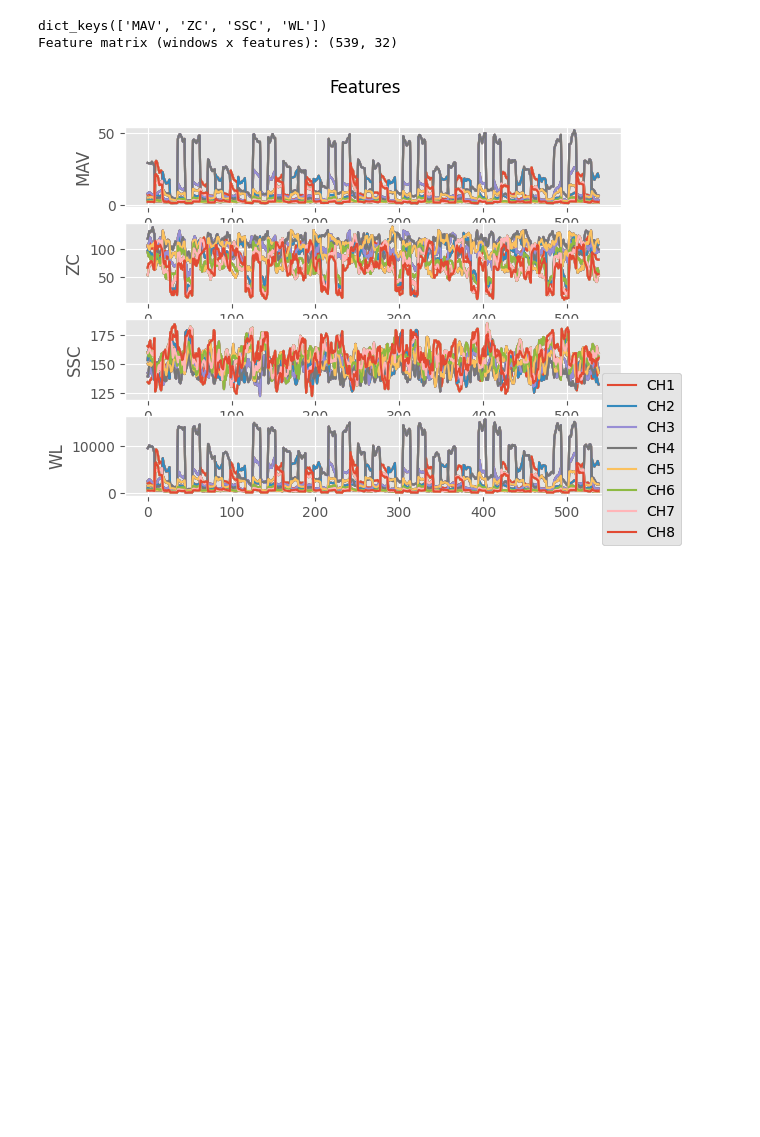
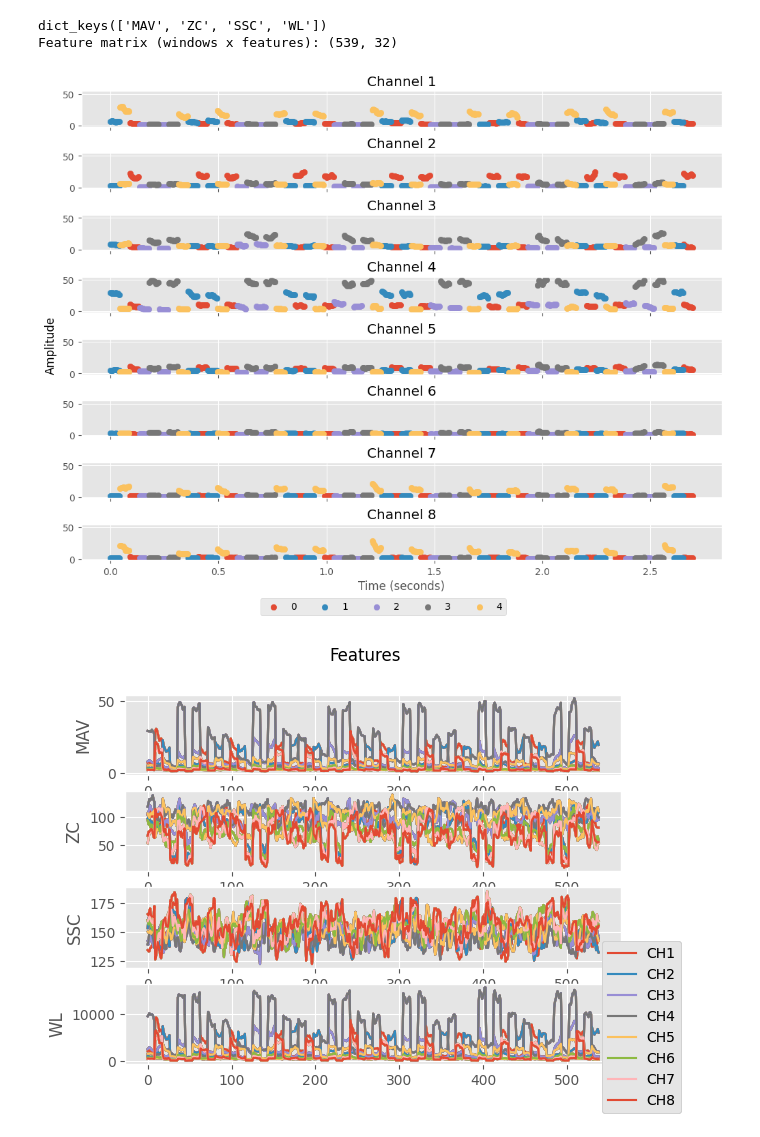
Before and after one commit to LibEMG/LibEMG_MEC24_Workshop, a Jupyter notebook: walkthrough.ipynb, the cells around one changed output. Cells and saved outputs as stored; diff of their text form; code cells hidden in the pictures; blank space fills up the shorter version.

```diff
--- a/walkthrough.ipynb
+++ b/walkthrough.ipynb
@@ -148,6 +158,14 @@ print(f"Feature matrix (windows x features): {features.shape}")
 # %% [output]
 dict_keys(['MAV', 'ZC', 'SSC', 'WL'])
 Feature matrix (windows x features): (539, 32)
+# %%
+# Extract MAV and plot metadata
+mav = fe.extract_features(['MAV'], windows, array=True)
+
+
+plot_channels(mav, labels=labels)
+# %% [output]
+[figure, added]
 # %%
 # Convenience methods to visualize features
 fe.visualize(feature_dict)
```
Also changed, not shown: parts of 4 cells of this notebook.
